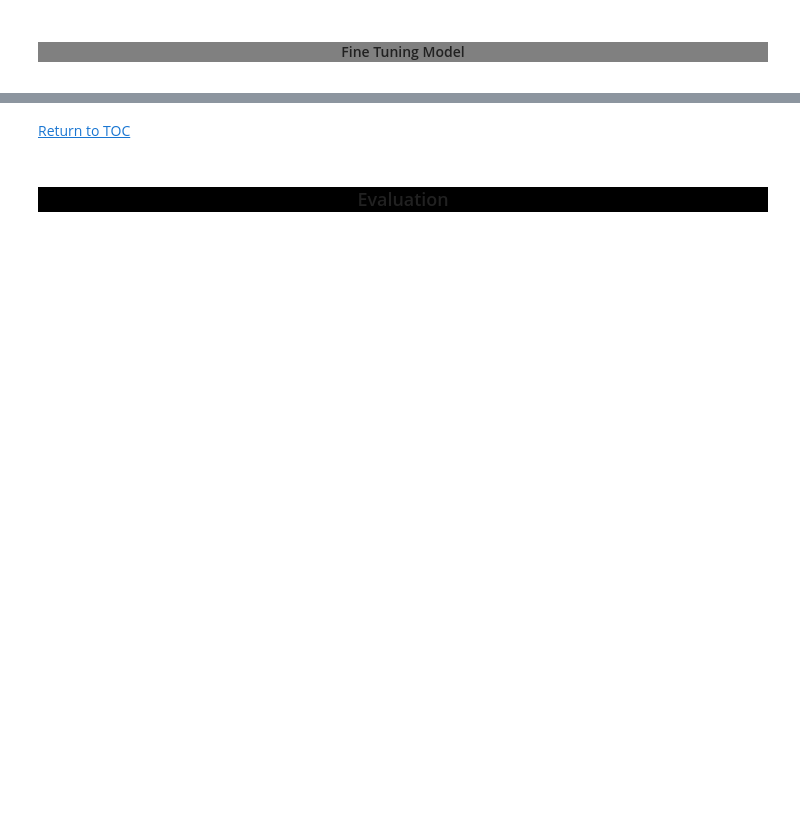
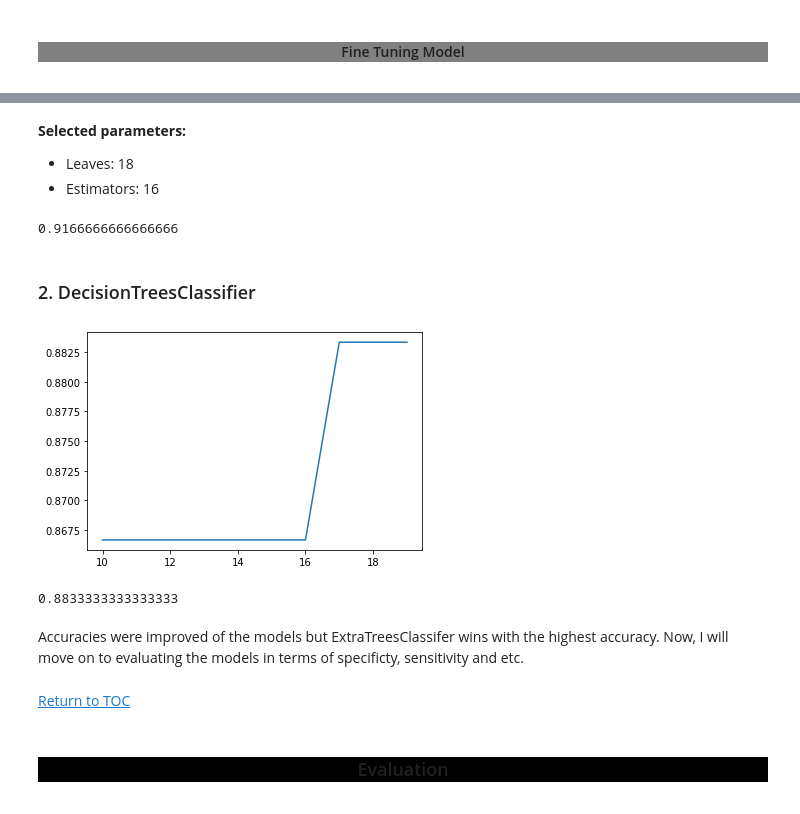
Before and after one commit to asad-mahmood/66DaysOfData, a Jupyter notebook: Heart Failure/Heart Failure.ipynb, the cells around one changed output, grey strips where cells are left out. Saved outputs shown, nothing was run; the diff lists cells and outputs as text; code cells hidden in the pictures; blank space fills up the shorter version.

```diff
--- a/Heart Failure/Heart Failure.ipynb
+++ b/Heart Failure/Heart Failure.ipynb
@@ -260,3 +289,16 @@ figure.show()
 # %% [markdown]
 <div class="list-group" id="list-tab" role="tablist">
 <h4 class="list-group-item list-group-item-action active" data-toggle="list" style='background:gray; border:0' role="tab" aria-controls="home"><center>Fine Tuning Model</center></h4>
+# %%
+def det_Leaves(X_train, X_test, y_train, y_test):
+
+    acc = []
+
+    for leaves in range(10,20):
+        clf = DecisionTreeClassifier(max_leaf_nodes = leaves, random_state=0, criterion='entropy')
+        clf.fit(X_train, y_train)
+        y_pred = clf.predict(X_test)
+        acc.append(acs(y_test, y_pred))
+
+    plt.plot(list(range(10,20)), acc)
+    plt.show()
@@ -263,3 +325,33 @@ figure.show()
+# %% [markdown]
+**Selected parameters:**
++ Leaves: 18
++ Estimators: 16
+# %%
+classifier = ExtraTreesClassifier(n_estimators = 17, criterion='entropy', random_state=0)
+classifier.fit(X_train,y_train)
+
+
+y_pred_ext = classifier.predict(X_test)
+acs(y_test, y_pred_ext)
+# %% [output]
+0.9166666666666666
+# %% [markdown]
+### 2. DecisionTreesClassifier
+# %%
+det_Leaves(X_train, X_test, y_train, y_test)
+# %% [output]
+[figure, added]
+# %%
+classifier = DecisionTreeClassifier(max_leaf_nodes = 20, criterion='entropy', random_state=0)
+classifier.fit(X_train,y_train)
+
+
+y_pred_dtc = classifier.predict(X_test)
+acs(y_test, y_pred_dtc)
+# %% [output]
+0.8833333333333333
+# %% [markdown]
+Accuracies were improved of the models but ExtraTreesClassifer wins with the highest accuracy. Now, I will move on to evaluating the models in terms of specificty, sensitivity and etc.
 # %% [markdown]
 [Return to TOC](#toc)
 # %% [markdown]
```
Also changed, not shown: parts of 20 cells of this notebook.
